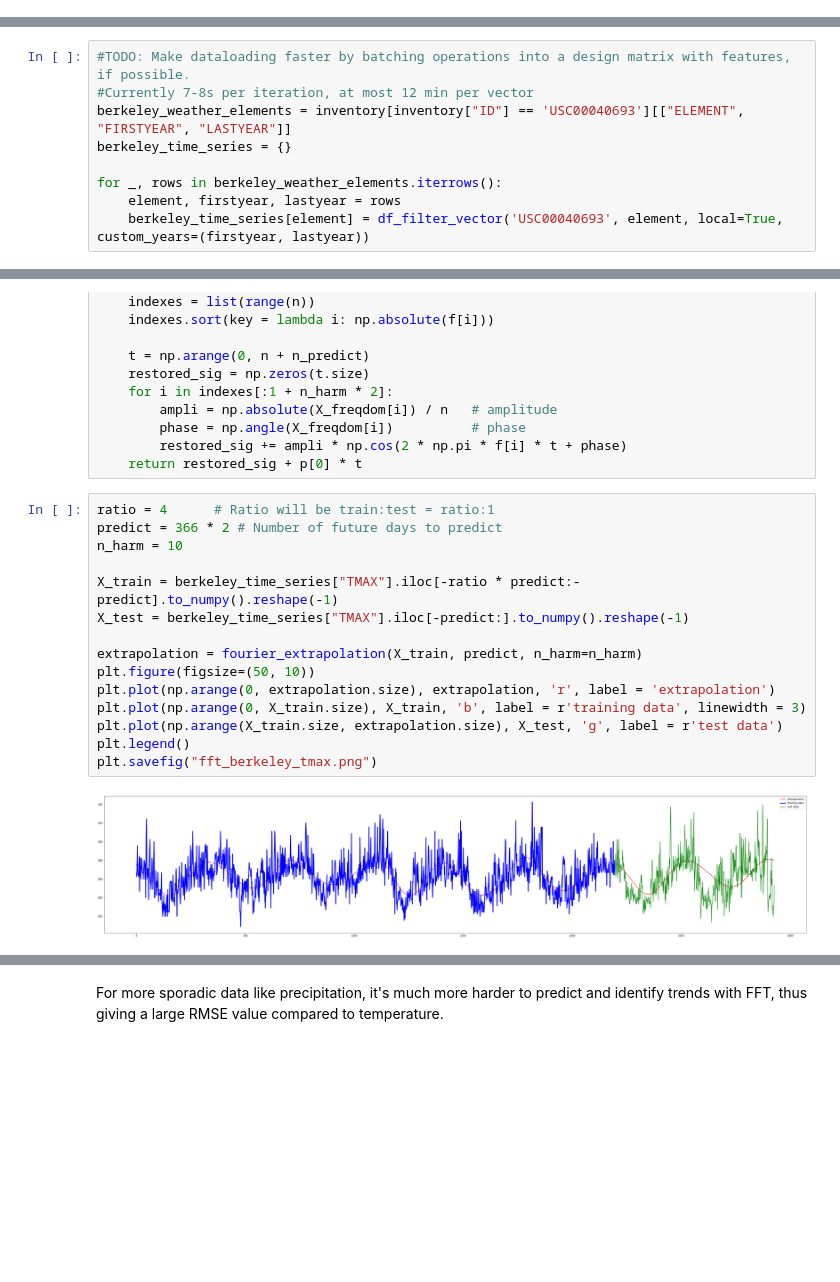
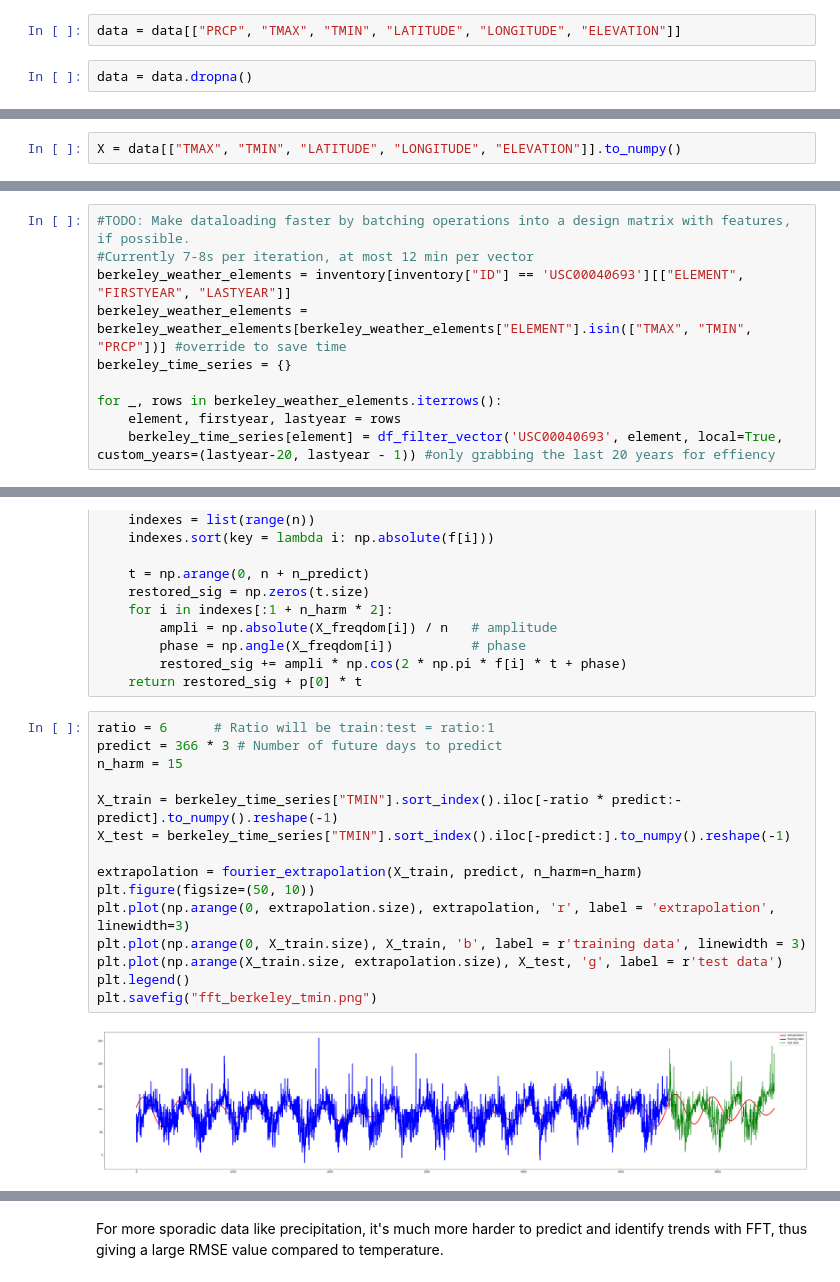
Before and after one commit to briancpark/aws-asdi, a Jupyter notebook: eda.ipynb, the cells around one changed output, grey strips where cells are left out. Drawn from its saved outputs; the diff is of its cells as text; blank space fills up the shorter version.

```diff
--- a/eda.ipynb
+++ b/eda.ipynb
@@ -402,0 +443,4 @@ inventory
+# %%
+data = data[["PRCP", "TMAX", "TMIN", "LATITUDE", "LONGITUDE", "ELEVATION"]]
+# %%
+data = data.dropna()
@@ -402,0 +463,2 @@ inventory
+# %%
+X = data[["TMAX", "TMIN", "LATITUDE", "LONGITUDE", "ELEVATION"]].to_numpy()
@@ -456,11 +593,12 @@ Unfortunately, plotting these special elements out shows us there is nothing int
 #TODO: Make dataloading faster by batching operations into a design matrix with features, if possible.
 #Currently 7-8s per iteration, at most 12 min per vector
 berkeley_weather_elements = inventory[inventory["ID"] == 'USC00040693'][["ELEMENT", "FIRSTYEAR", "LASTYEAR"]]
+berkeley_weather_elements = berkeley_weather_elements[berkeley_weather_elements["ELEMENT"].isin(["TMAX", "TMIN", "PRCP"])] #override to save time
 berkeley_time_series = {}
 
 for _, rows in berkeley_weather_elements.iterrows():
     element, firstyear, lastyear = rows
-    berkeley_time_series[element] = df_filter_vector('USC00040693', element, local=True, custom_years=(firstyear, lastyear))
+    berkeley_time_series[element] = df_filter_vector('USC00040693', element, local=True, custom_years=(lastyear-20, lastyear - 1)) #only grabbing the last 20 years for effiency
 # %% [output]
 UserWarning: Distributing <class 'NoneType'> object. This may take some time.
 UserWarning: Due to https://github.com/pandas-dev/pandas/issues/35092, Pandas ignores sort=False; Modin correctly does not sort.
@@ -601,20 +732,20 @@ def fourier_extrapolation(X, n_predict, n_harm=100):
         restored_sig += ampli * np.cos(2 * np.pi * f[i] * t + phase)
     return restored_sig + p[0] * t
 # %%
-ratio = 4      # Ratio will be train:test = ratio:1
-predict = 366 * 2 # Number of future days to predict
-n_harm = 10
+ratio = 6      # Ratio will be train:test = ratio:1
+predict = 366 * 3 # Number of future days to predict
+n_harm = 15
 
-X_train = berkeley_time_series["TMAX"].iloc[-ratio * predict:-predict].to_numpy().reshape(-1)
-X_test = berkeley_time_series["TMAX"].iloc[-predict:].to_numpy().reshape(-1)
+X_train = berkeley_time_series["TMIN"].sort_index().iloc[-ratio * predict:-predict].to_numpy().reshape(-1)
+X_test = berkeley_time_series["TMIN"].sort_index().iloc[-predict:].to_numpy().reshape(-1)
 
 extrapolation = fourier_extrapolation(X_train, predict, n_harm=n_harm)
 plt.figure(figsize=(50, 10))
-plt.plot(np.arange(0, extrapolation.size), extrapolation, 'r', label = 'extrapolation')
+plt.plot(np.arange(0, extrapolation.size), extrapolation, 'r', label = 'extrapolation', linewidth=3)
 plt.plot(np.arange(0, X_train.size), X_train, 'b', label = r'training data', linewidth = 3)
 plt.plot(np.arange(X_train.size, extrapolation.size), X_test, 'g', label = r'test data')
 plt.legend()
-plt.savefig("fft_berkeley_tmax.png")
+plt.savefig("fft_berkeley_tmin.png")
 # %% [output]
-[figure, old version]
+[figure, new version]
 # %%
```
Also changed, not shown: parts of 102 cells of this notebook, 1 other file.
